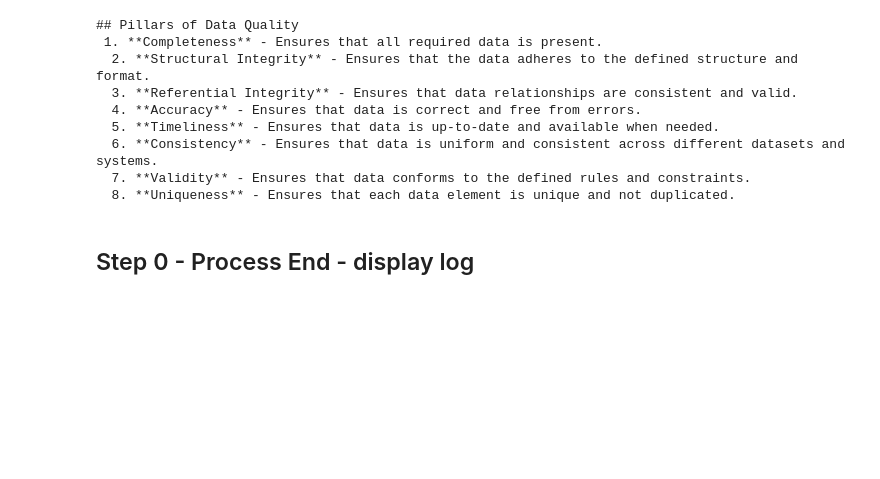
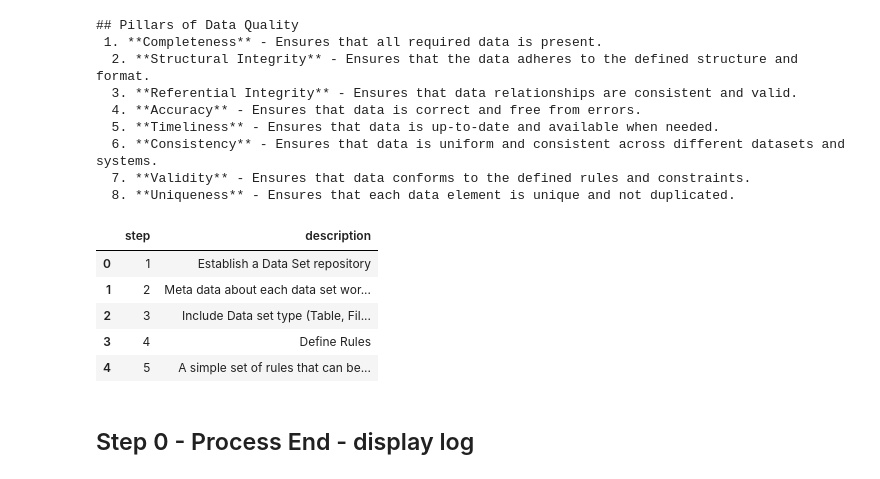
Before and after one commit to JoeEberle/rules_engine, a Jupyter notebook: rules_engine.ipynb, the cells around one changed output. Drawn from its saved outputs; the diff is of its cells as text; code cells hidden in the pictures; blank space fills up the shorter version.

```diff
--- a/rules_engine.ipynb
+++ b/rules_engine.ipynb
@@ -178,6 +184,41 @@ print(md_list)
   6. **Consistency** - Ensures that data is uniform and consistent across different datasets and systems.
   7. **Validity** - Ensures that data conforms to the defined rules and constraints.
   8. **Uniqueness** - Ensures that each data element is unique and not duplicated.
+# %%
+data_quality_rules_workflow = {
+    "workflow_steps": [
+        {"step": 1, "description": "Establish a Data Set repository"},
+        {"step": 2, "description": "Add meta data about each data set worthy of quality check"},
+        {"step": 3, "description": "Include Data set type (Table, File, Schema, Directory)"},
+        {"step": 4, "description": "Define Rules - A simple set of rules that can be applied to all data sets"},
+        {"step": 5, "description": "Assign Rules to data sets"},
+        {"step": 6, "description": "Establish Data Set Quality Reference Measures"},
+        {"step": 8, "description": "Permanently establish measures as a 'benchmark'"},
+        {"step": 9, "description": "Execute Data Set Quality Rules"},
+        {"step": 10, "description": "Test rules individually and as a batch"},
+        {"step": 12, "description": "Run dashboard / reporting / alert / escalation"}
+    ]
+}
+
+# Persist the JSON to a file
+with open('data_quality_rules_workflow.json', 'w') as file:
+    json.dump(data_quality_rules_workflow, file, indent=4)
+# %%
+# Load the JSON file into a DataFrame
+with open('data_quality_rules_workflow.json', 'r') as file:
+    data = json.load(file)
+
+df_data_quality_rules_workflow = pd.DataFrame(data['workflow_steps'])
+
+# Display the DataFrame
+df_data_quality_rules_workflow.head()
+# %% [output]
+|  | step | description |
+| 0 | 1 | Establish a Data Set repository |
+| 1 | 2 | Meta data about each data set wor... |
+| 2 | 3 | Include Data set type (Table, Fil... |
+| 3 | 4 | Define Rules |
+| 4 | 5 | A simple set of rules that can be... |
 # %% [markdown]
 ## Step 0 - Process End - display log
 # %%
```
Also changed, not shown: parts of 3 cells of this notebook.
